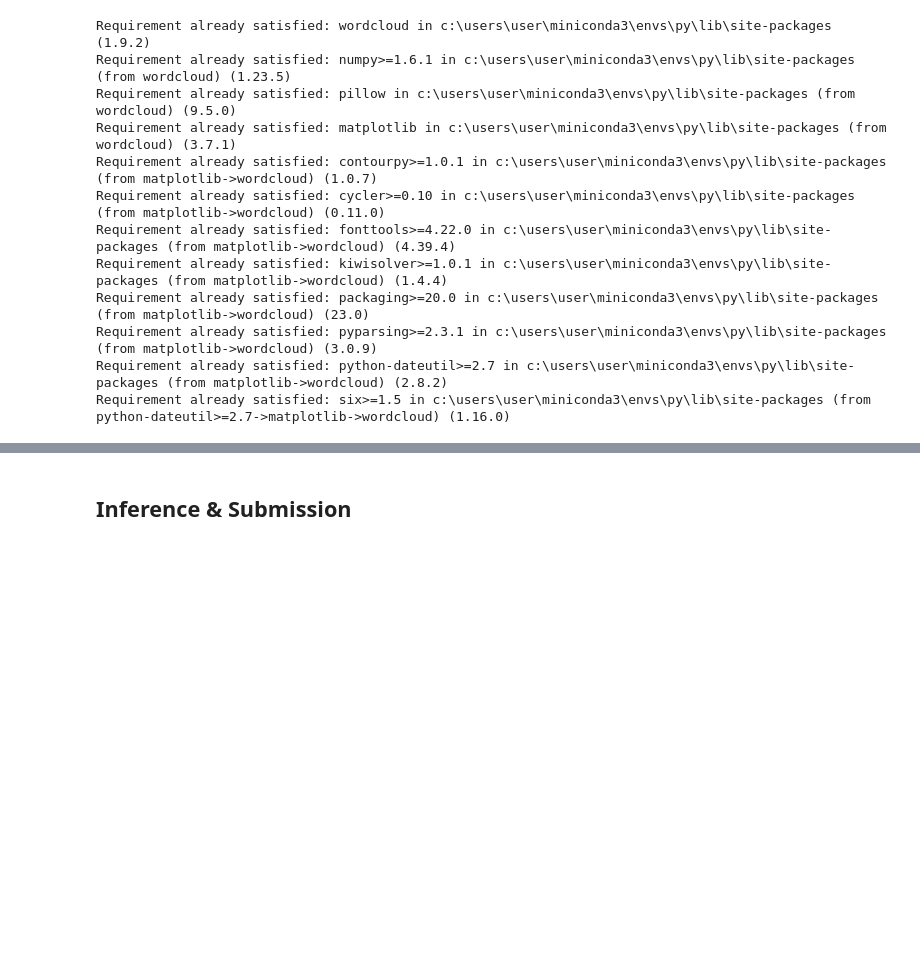
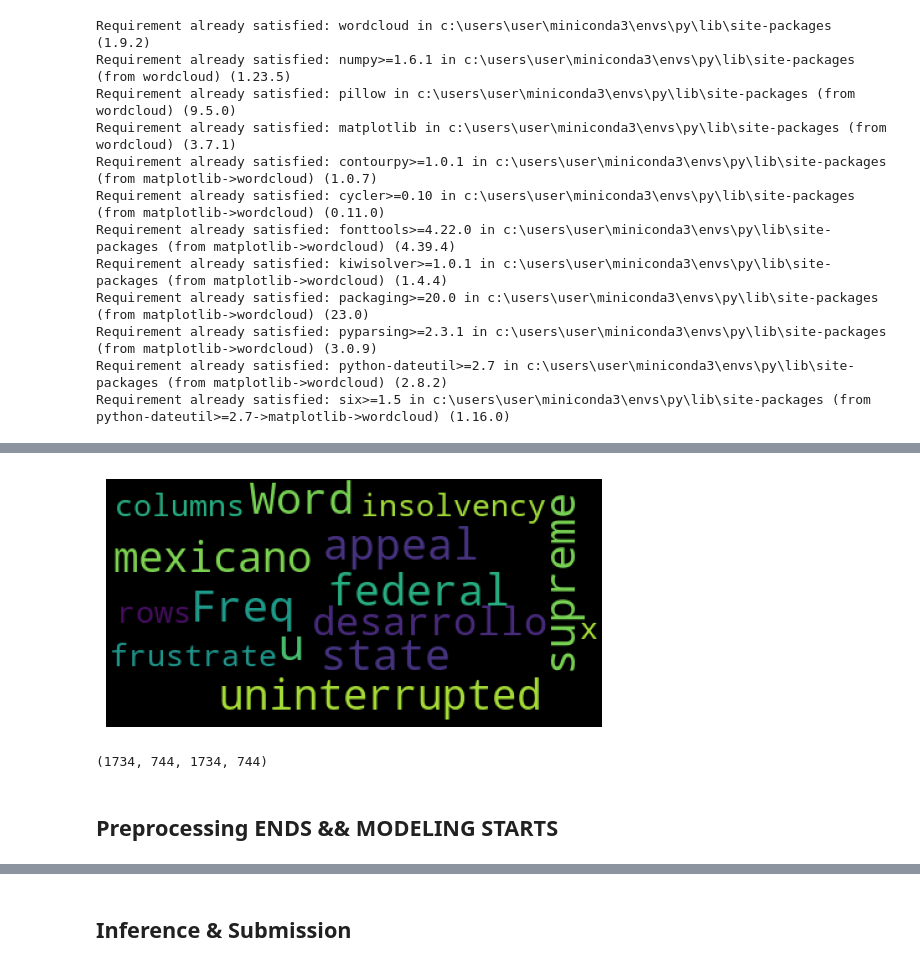
Before and after one commit to dlsco123/mtvsDacon, a Jupyter notebook: [mtvs]nic.ipynb, the cells around one changed output, grey strips where cells are left out. Cells and saved outputs as stored; diff of their text form; code cells hidden in the pictures; blank space fills up the shorter version.

```diff
--- a/[mtvs]nic.ipynb
+++ b/[mtvs]nic.ipynb
@@ -313,0 +401,10 @@ plt.show()
+# %%
+wc0 = wordcloud.WordCloud(background_color='black', max_words=100,
+                        max_font_size=35)
+wc0 = wc0.generate(str(dtf_uni0))
+fig = plt.figure(num=1)
+plt.axis('off')
+plt.imshow(wc0, cmap=None)
+plt.show()
+# %% [output]
+[figure, added]
@@ -313,0 +422,4 @@ plt.show()
+# %%
+X_train.count(), X_test.count(), y_train.count(), y_test.count()
+# %% [output]
+(1734, 744, 1734, 744)
@@ -313,0 +429,2 @@ plt.show()
+# %% [markdown]
+## Preprocessing ENDS && MODELING STARTS
```
Also changed, not shown: parts of 27 cells of this notebook.
